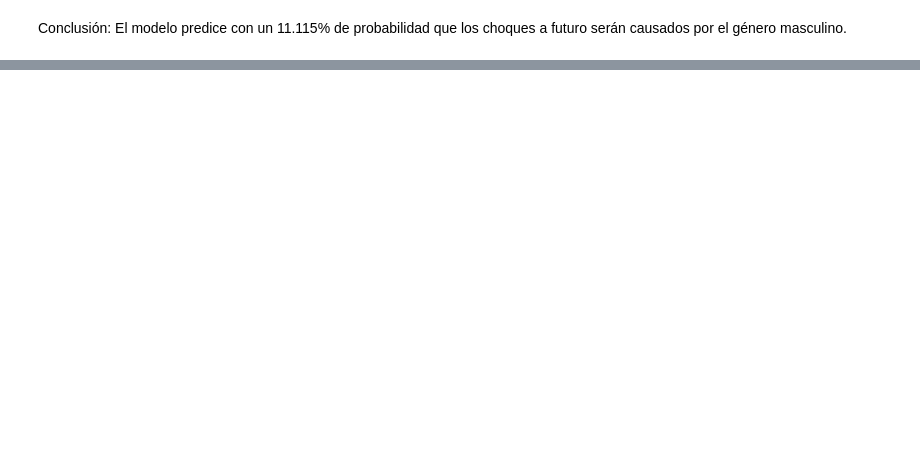
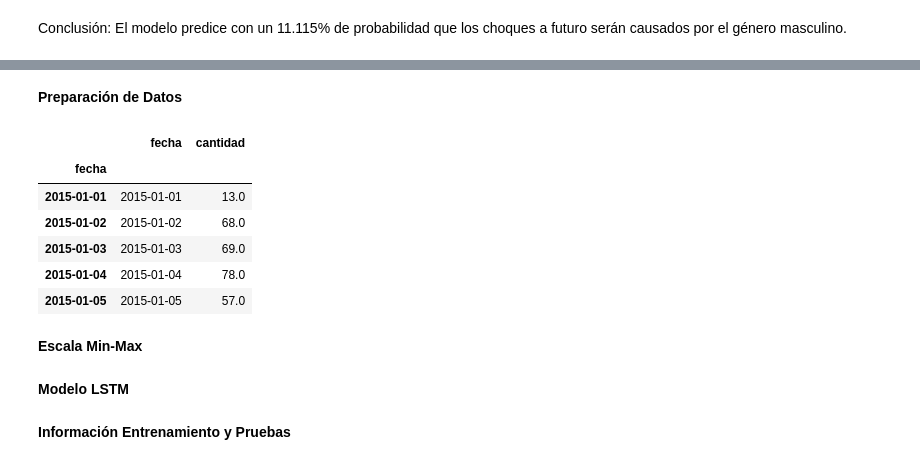
Before and after one commit to jgcotta/bigdata, a Jupyter notebook: notebook/NoteBookSiniestros.ipynb, the cells around one changed output, grey strips where cells are left out. Drawn from its saved outputs; the diff is of its cells as text; code cells hidden in the pictures; blank space fills up the shorter version.

Commit message:
Ajuste modelo predictivo Series de Tiempo

```diff
--- a/notebook/NoteBookSiniestros.ipynb
+++ b/notebook/NoteBookSiniestros.ipynb
@@ -705,0 +737,20 @@ dtype: object
+# %% [markdown]
+**Preparación de Datos**
+# %%
+#fecha_cantidad_df = fecha_cantidad_df.sort_index(ascending=True,axis=0)
+#data = pd.DataFrame(index=range(0,len(fecha_cantidad_df)),columns=['fecha','cantidad'])
+#for i in range(0,len(data)):
+#    data["fecha"][i]=fecha_cantidad_df['fecha'][i]
+#    data["cantidad"][i]=fecha_cantidad_df["cantidad"][i]
+data = fecha_cantidad_df
+data.head()
+# %% [output]
+|  | fecha | cantidad |
+| fecha |  |  |
+| 2015-01-01 | 2015-01-01 | 13.0 |
+| 2015-01-02 | 2015-01-02 | 68.0 |
+| 2015-01-03 | 2015-01-03 | 69.0 |
+| 2015-01-04 | 2015-01-04 | 78.0 |
+| 2015-01-05 | 2015-01-05 | 57.0 |
+# %% [markdown]
+**Escala Min-Max**
@@ -705,0 +770,2 @@ dtype: object
+# %% [markdown]
+**Modelo LSTM**
@@ -705,0 +780,2 @@ dtype: object
+# %% [markdown]
+**Información Entrenamiento y Pruebas**
```
Also changed, not shown: parts of 21 cells of this notebook.
